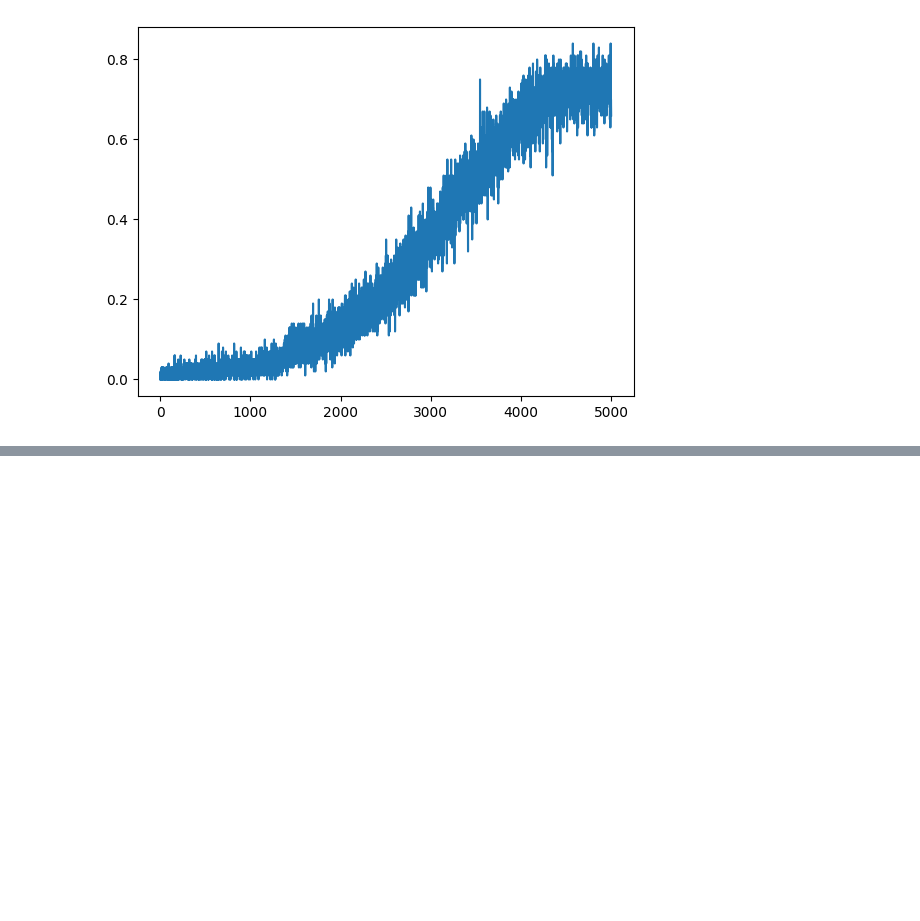
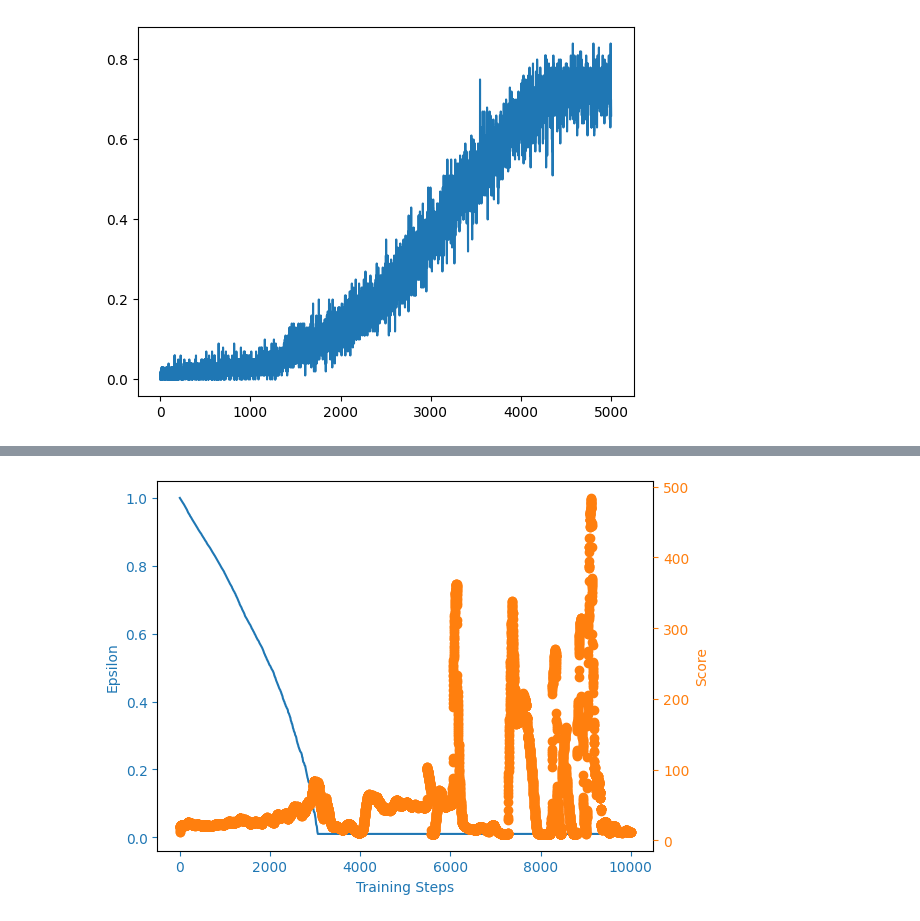
Before and after one commit to Bharath-Chowdhary-N/Reinforcement-Learning, a Jupyter notebook: Frozenlake/Frozen_Lake.ipynb, the cells around one changed output, grey strips where cells are left out. Saved outputs shown, nothing was run; the diff lists cells and outputs as text; code cells hidden in the pictures; blank space fills up the shorter version.

```diff
--- a/Frozenlake/Frozen_Lake.ipynb
+++ b/Frozenlake/Frozen_Lake.ipynb
@@ -180,0 +306,30 @@ agent.Q
+# %%
+def plot_learning_curve(x,scores, epsilons, filename):
+    fig = plt.figure()
+    ax  = fig.add_subplot(111, label="1")
+    ax2 = fig.add_subplot(111, label="2", frame_on=False)
+
+    ax.plot(x,epsilons, color="C0")
+    ax.set_xlabel("Training Steps", color="C0")
+    ax.set_ylabel("Epsilon", color="C0")
+    ax.tick_params(axis = 'x', colors = 'C0')
+    ax.tick_params(axis = 'y', colors = 'C0')
+
+    N = len(scores)
+    running_avg = np.empty(N)
+    for t in range(N):
+        running_avg[t] = np.mean(scores[max(0, t-100):(t+1)])
+
+    ax2.scatter(x, running_avg, color="C1")
+    ax2.axes.get_xaxis().set_visible(False)
+    ax2.yaxis.tick_right()
+    ax2.set_ylabel('Score',color="C1")
+    ax2.yaxis.set_label_position('right')
+    ax2.tick_params(axis='y', colors='C1')
+
+    plt.savefig(filename)
+# %%
+x= [i+1 for i in range(n_games)]
+plot_learning_curve(x, scores, eps_history, filename)
+# %% [output]
+[figure, added]
```
Also changed, not shown: parts of 3 cells of this notebook, 2 other files.
